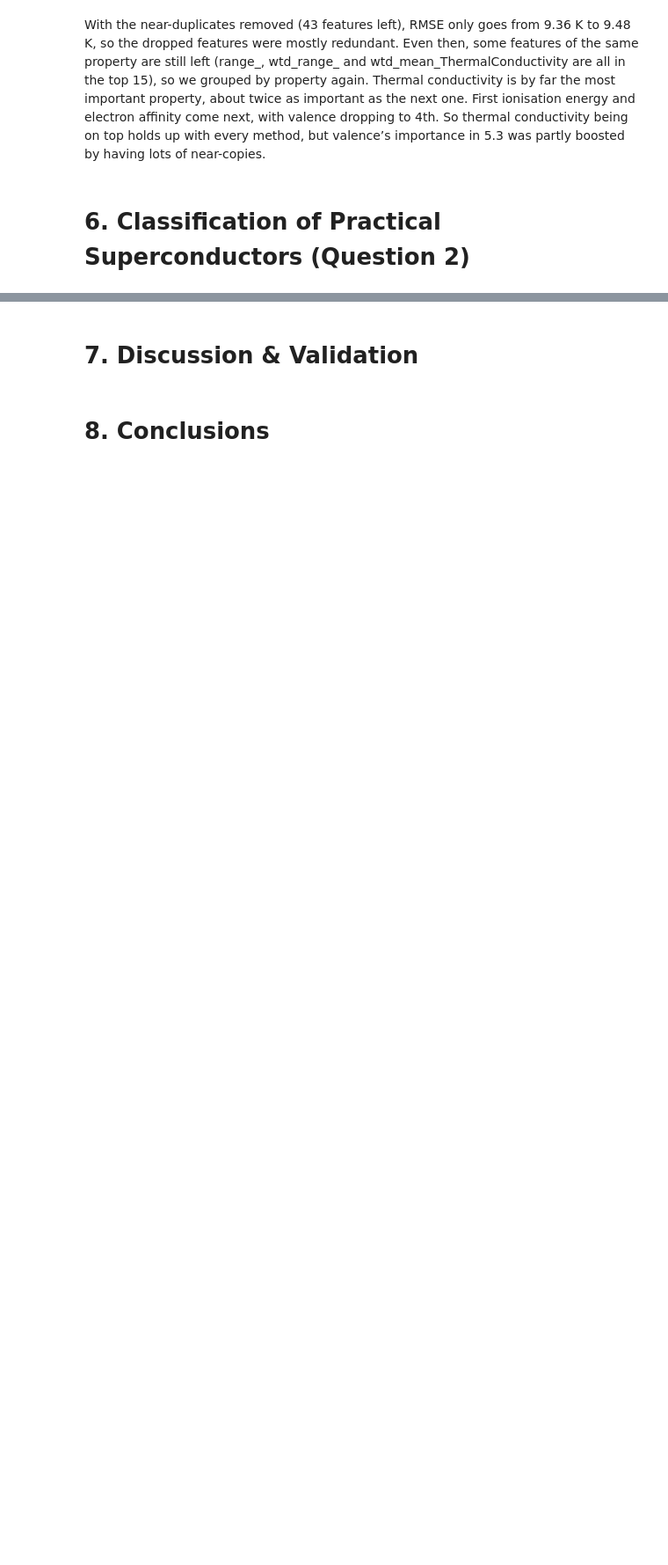
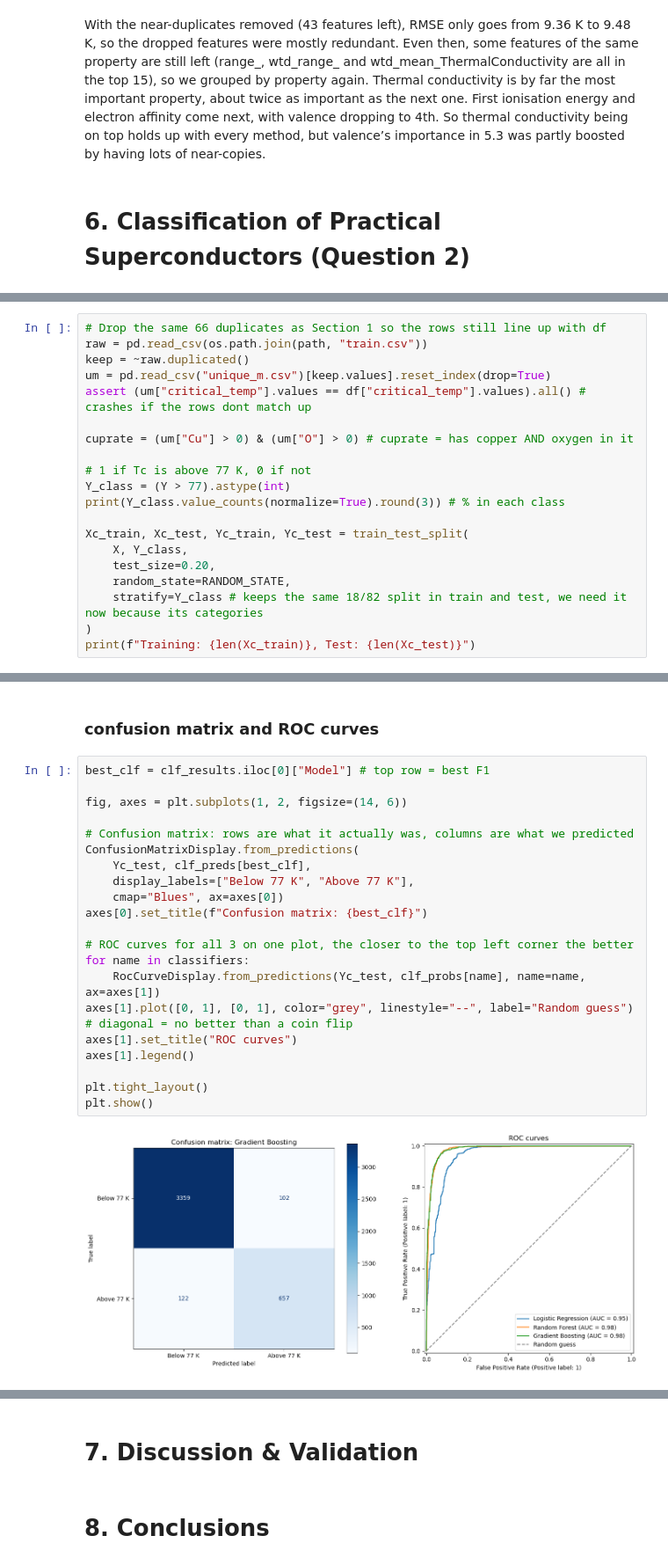
Before and after one commit to SeanCross65/Data-Analytics-Data-Mining, a Jupyter notebook: SuperConductivity.ipynb, the cells around one changed output, grey strips where cells are left out. Shown at 88% size. Cells and saved outputs as stored; diff of their text form; blank space fills up the shorter version.

```diff
--- a/SuperConductivity.ipynb
+++ b/SuperConductivity.ipynb
@@ -545,0 +565,20 @@ Even then, some features of the same property are still left (range_, wtd_range_
+# %%
+# Drop the same 66 duplicates as Section 1 so the rows still line up with df
+raw = pd.read_csv(os.path.join(path, "train.csv"))
+keep = ~raw.duplicated()
+um = pd.read_csv("unique_m.csv")[keep.values].reset_index(drop=True)
+assert (um["critical_temp"].values == df["critical_temp"].values).all() # crashes if the rows dont match up
+
+cuprate = (um["Cu"] > 0) & (um["O"] > 0) # cuprate = has copper AND oxygen in it
+
+# 1 if Tc is above 77 K, 0 if not
+Y_class = (Y > 77).astype(int)
+print(Y_class.value_counts(normalize=True).round(3)) # % in each class
+
+Xc_train, Xc_test, Yc_train, Yc_test = train_test_split(
+    X, Y_class,
+    test_size=0.20,
+    random_state=RANDOM_STATE,
+    stratify=Y_class # keeps the same 18/82 split in train and test, we need it now because its categories
+)
+print(f"Training: {len(Xc_train)}, Test: {len(Xc_test)}")
@@ -545,0 +650,25 @@ Even then, some features of the same property are still left (range_, wtd_range_
+# %% [markdown]
+### confusion matrix and ROC curves
+# %%
+best_clf = clf_results.iloc[0]["Model"] # top row = best F1
+
+fig, axes = plt.subplots(1, 2, figsize=(14, 6))
+
+# Confusion matrix: rows are what it actually was, columns are what we predicted
+ConfusionMatrixDisplay.from_predictions(
+    Yc_test, clf_preds[best_clf],
+    display_labels=["Below 77 K", "Above 77 K"],
+    cmap="Blues", ax=axes[0])
+axes[0].set_title(f"Confusion matrix: {best_clf}")
+
+# ROC curves for all 3 on one plot, the closer to the top left corner the better
+for name in classifiers:
+    RocCurveDisplay.from_predictions(Yc_test, clf_probs[name], name=name, ax=axes[1])
+axes[1].plot([0, 1], [0, 1], color="grey", linestyle="--", label="Random guess") # diagonal = no better than a coin flip
+axes[1].set_title("ROC curves")
+axes[1].legend()
+
+plt.tight_layout()
+plt.show()
+# %% [output]
+[figure, added]
```
Also changed, not shown: parts of 10 cells of this notebook, 1 other file.
